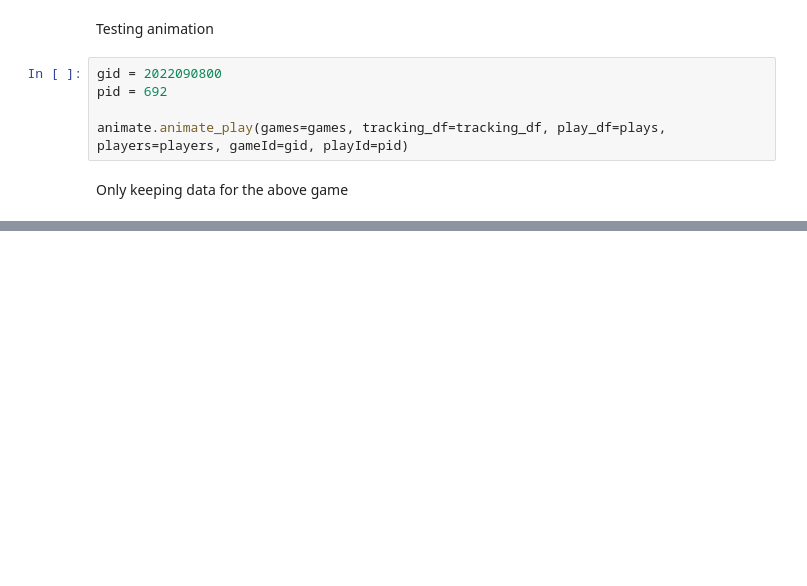
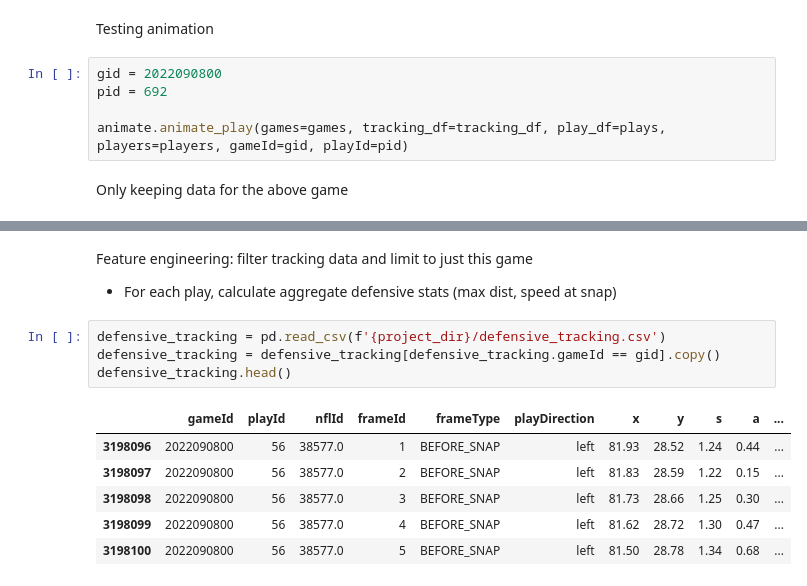
Before and after one commit to njbirk/big_data_bowl_2025, a Jupyter notebook: python/single_game.ipynb, the cells around one changed output, grey strips where cells are left out. Drawn from its saved outputs; the diff is of its cells as text; blank space fills up the shorter version.

```diff
--- a/python/single_game.ipynb
+++ b/python/single_game.ipynb
@@ -31,0 +42,15 @@ plays.head()
+# %% [markdown]
+Feature engineering: filter tracking data and limit to just this game
+
+- For each play, calculate aggregate defensive stats (max dist, speed at snap)
+# %%
+defensive_tracking = pd.read_csv(f'{project_dir}/defensive_tracking.csv')
+defensive_tracking = defensive_tracking[defensive_tracking.gameId == gid].copy()
+defensive_tracking.head()
+# %% [output]
+|  | gameId | playId | nflId | frameId | frameType | playDirection | x | y | s | a | ... |
+| 3198096 | 2022090800 | 56 | 38577.0 | 1 | BEFORE_SNAP | left | 81.93 | 28.52 | 1.24 | 0.44 | ... |
+| 3198097 | 2022090800 | 56 | 38577.0 | 2 | BEFORE_SNAP | left | 81.83 | 28.59 | 1.22 | 0.15 | ... |
+| 3198098 | 2022090800 | 56 | 38577.0 | 3 | BEFORE_SNAP | left | 81.73 | 28.66 | 1.25 | 0.30 | ... |
+| 3198099 | 2022090800 | 56 | 38577.0 | 4 | BEFORE_SNAP | left | 81.62 | 28.72 | 1.30 | 0.47 | ... |
+| 3198100 | 2022090800 | 56 | 38577.0 | 5 | BEFORE_SNAP | left | 81.50 | 28.78 | 1.34 | 0.68 | ... |
```
Also changed, not shown: parts of 1 cell of this notebook, 2 other files.
